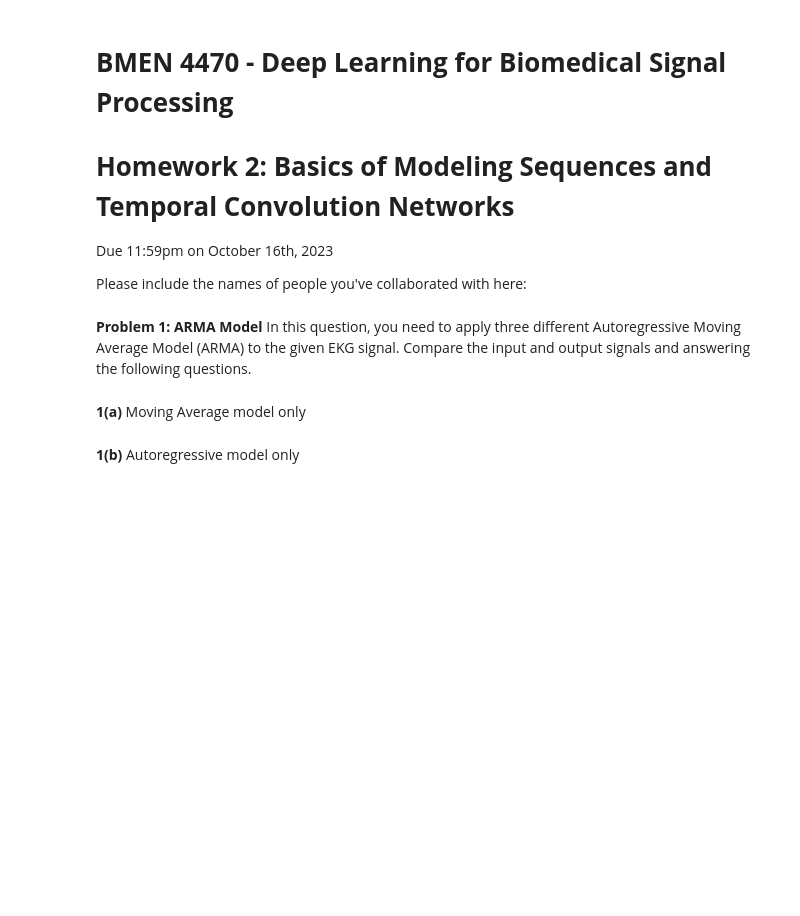
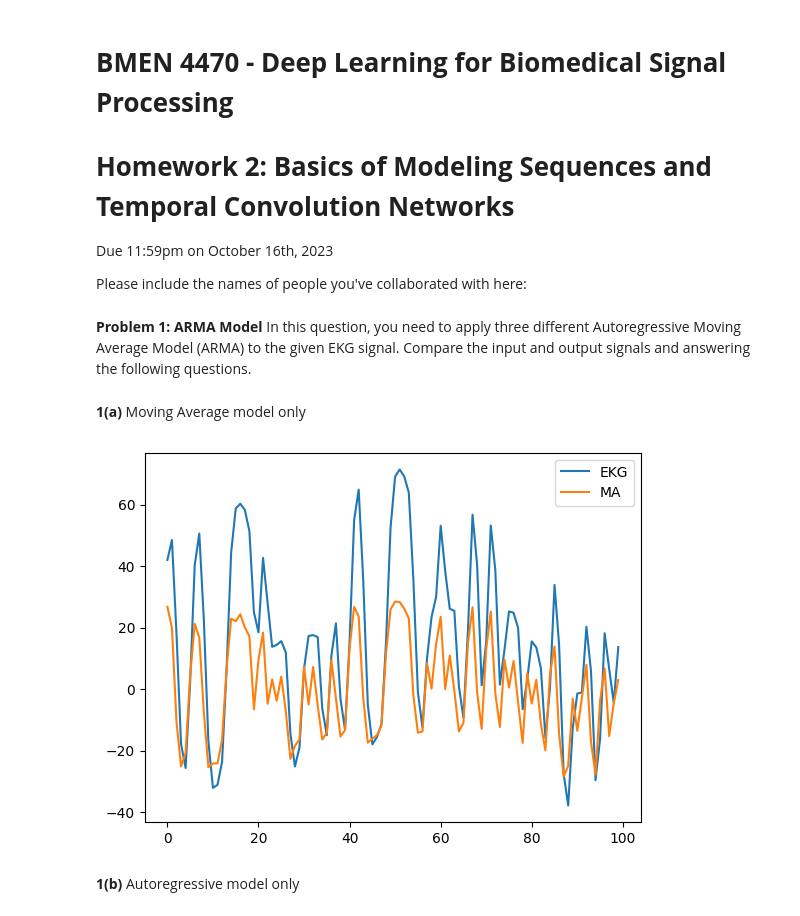
Before and after one commit to clearwheat8/BMEN-E4700, a Jupyter notebook: BMEN4470_HW2_Fall_2023.ipynb, the cells around one changed output. Cells and saved outputs as stored; diff of their text form; code cells hidden in the pictures; blank space fills up the shorter version.

```diff
--- a/BMEN4470_HW2_Fall_2023.ipynb
+++ b/BMEN4470_HW2_Fall_2023.ipynb
@@ -33,15 +33,17 @@ EKG_sig = [41.985077,48.505554,17.868908,-17.902781,-25.676805,2.4074743,40.3083
 # %% [markdown]
 **1(a)** Moving Average model only
 # %%
-model_1 = ARIMA(EKG_sig, order=)# put the order here
+model_1 = ARIMA(EKG_sig, order=[0, 0, 1])# put the order here
 model_fit_1 = model_1.fit()
 residuals_1 = DataFrame(model_fit_1.resid)
 
 # line plot of the results
 plt.plot(EKG_sig, label='EKG')
 plt.plot(residuals_1, label='MA')
 plt.legend()
 plt.show()
+# %% [output]
+[figure, added]
 # %% [markdown]
 **1(b)** Autoregressive model only
 # %%
```
Also changed, not shown: parts of 8 cells of this notebook.
